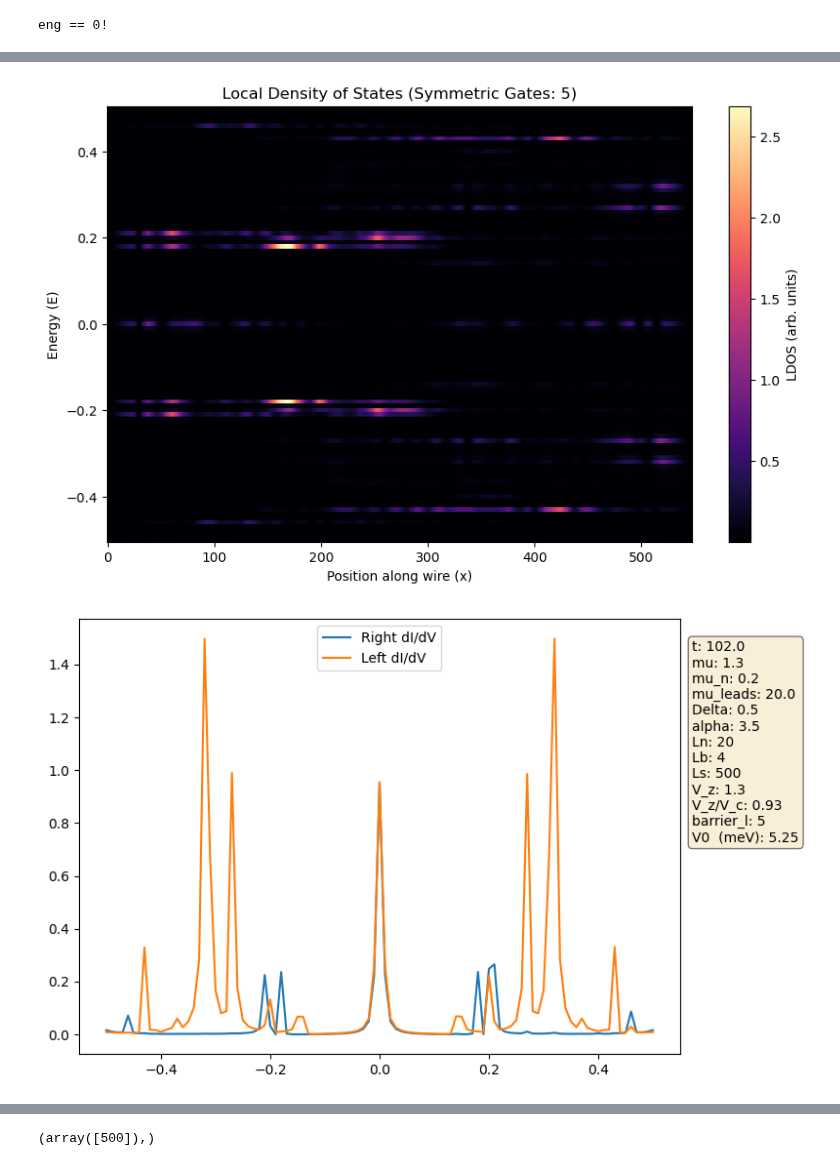
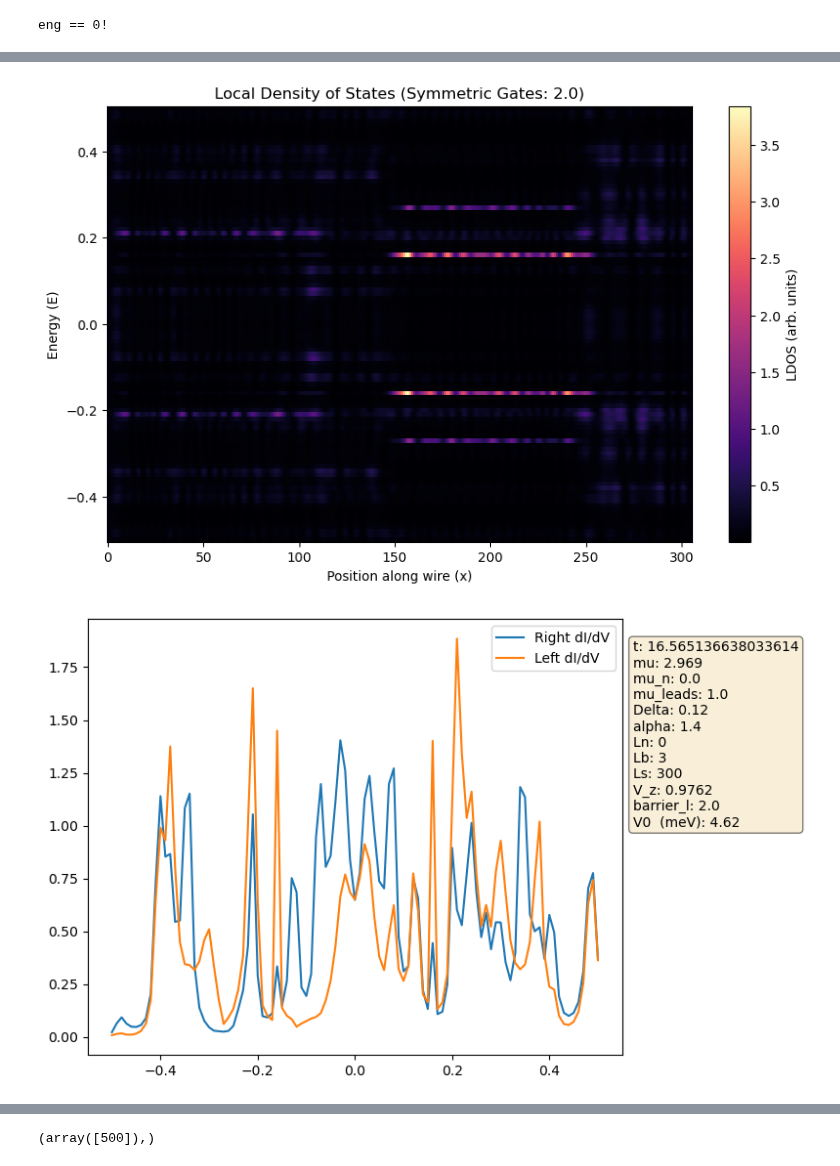
Before and after one commit to polianahp/Nonlocality-of-local-Andreev-conductances-as-a-probe-for-topological-Majorana-wires, a Jupyter notebook: Nathan-testing.ipynb, the cells around one changed output, grey strips where cells are left out. Saved outputs shown, nothing was run; the diff lists cells and outputs as text; code cells hidden in the pictures.

```diff
--- a/Nathan-testing.ipynb
+++ b/Nathan-testing.ipynb
@@ -338,0 +340,31 @@ Vdisx = hp.initialize_vdis_from_data(path) * V0
+# %%
+#dir = Path(PathConfigs.DATA/"V0_12"/"New_Disorders"/"vdis2_b_strdis")
+dir = Path(PathConfigs.DATA/"nomushift"/"vdis2_b_strdis")
+
+params = np.load(Path(dir/"all_params.npz"))
+
+t = float(params['t'])
+mu_n = float(params['mu_n'])
+mu_leads =float(params['mu_leads'])
+Delta = float(params['Delta'])
+alpha = float(params['alpha'])
+Ln = int(params['Ln']) # normal metal length
+Lb = int(params['Lb']) #barrier length
+Ls = int(params['Ls']) #super conductor length
+barrier_l = float(params['barrier0'])
+V0 = float(params['V0'])
+points = 101#int(params['Upoints'])
+
+totlen = Ln + Lb +Ls
+#V_z = 1.0 * V_c # To generate Fig 2a V_z should be varied. For the cyan line in Fig 2, for example, V_z = 1.203 * V_c
+mu = 2.969
+
+V_c = np.sqrt(mu**2 + Delta**2)
+V_z = 0.9762#1.3*V_c
+
+barrier_r = np.linspace(barrier_l, 40*barrier_l, points) + mu #Varying the right barrier U_R
+
+num_engs = 101
+energies = np.linspace(-0.5, 0.5, num_engs)
+
+Vdisx = params['Vdisx']
@@ -555,7 +539,7 @@ dIdV_left = np.zeros_like(energies)
 dIdV_right = np.zeros_like(energies)
 G_matrix = np.zeros(shape=(num_engs, 2, 2))
 
-ldos = np.zeros(shape = (num_engs, 2192))
+ldos = np.zeros(shape = (num_engs, 1224))
 #using symmetric barrier for now
 syst = build_system(
     t=t,
@@ -596,6 +580,7 @@ syst_closed = build_system_closed(
 for k, eng in tqdm(enumerate(energies), total=num_engs, desc="Calculating differential Conductance"):
     #print(f"running energy {k}/{num_engs}")
     eng = energies[k]
+
     smatrix = kwant.smatrix(syst, eng)
     Rl = 0
     Al = 0
@@ -703,42 +679,42 @@ plt.title(f'Local Density of States (Symmetric Gates: {barrier_l})')
 plt.savefig(Path(save_dir/"total_ldos.png"))
 plt.show()
 # %% [output]
-[figure, old version]
+[figure, new version]
 # %%
 params = {
 "t" :t,
 "mu" :mu, "mu_n" :mu_n,
 "mu_leads" :mu_leads,
 "Delta" :Delta,
 "alpha" :alpha,
 "Ln":Ln,
 "Lb":Lb,
 "Ls":Ls,
 "V_z":V_z,
-"V_z/V_c":f"{(V_z/V_c):.2f}",
+#"V_z/V_c":f"{(V_z/V_c):.2f}",
 "barrier_l":barrier_l,
 "V0  (meV)": f"{V0:.2f}",
 
 }
 
 
 text_str = '\n'.join([f"{key}: {val}" for key, val in params.items()])
 
 
 fig, ax = plt.subplots(figsize=(8, 5))
 ax.plot(energies, dIdV_right, label="Right dI/dV")
 ax.plot(energies, dIdV_left, label="Left dI/dV")
 
 
 props = dict(boxstyle='round', facecolor='wheat', alpha=0.5)
 
 ax.text(1.02, 0.95, text_str, transform=ax.transAxes, fontsize=10,
         verticalalignment='top', bbox=props)
 ax.legend()
 fig.tight_layout()
 fig.savefig(Path(save_dir/"dIdV.png"))
 # %% [output]
-[figure, old version]
+[figure, new version]
 # %%
 params = {
 "t" :t,
```
Also changed, not shown: parts of 12 cells of this notebook, 5 other files.
